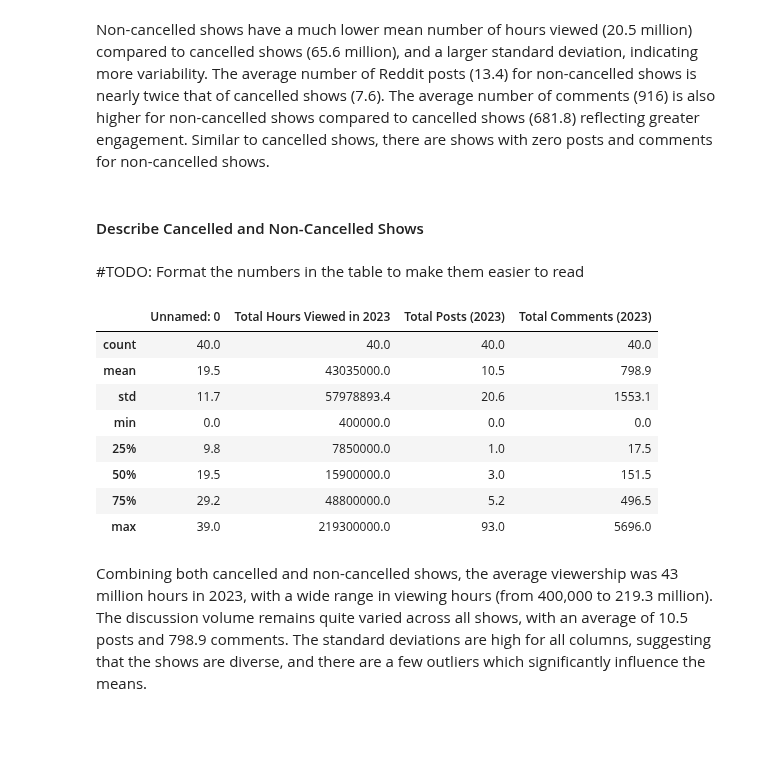
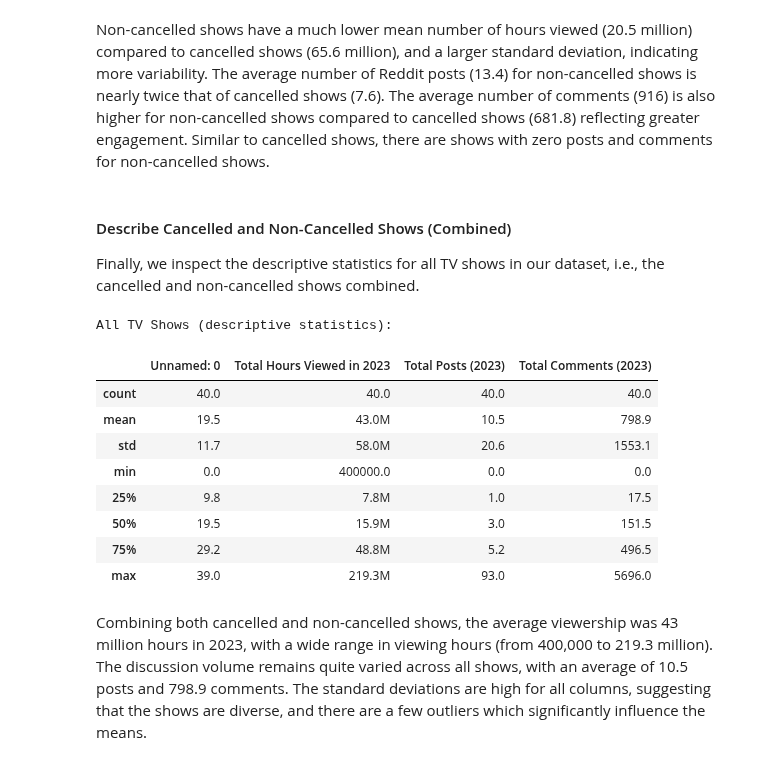
Before and after one commit to einavrobyncohen/DW64, a Jupyter notebook: notebooks/final_analysis.ipynb, the cells around one changed output. Drawn from its saved outputs; the diff is of its cells as text; code cells hidden in the pictures; blank space fills up the shorter version.

```diff
--- a/notebooks/final_analysis.ipynb
+++ b/notebooks/final_analysis.ipynb
@@ -106,21 +124,30 @@ non_cancelled_shows.describe().round(1)
 # %% [markdown]
 Non-cancelled shows have a much lower mean number of hours viewed (20.5 million) compared to cancelled shows (65.6 million), and a larger standard deviation, indicating more variability. The average number of Reddit posts (13.4) for non-cancelled shows is nearly twice that of cancelled shows (7.6). The average number of comments (916) is also higher for non-cancelled shows compared to cancelled shows (681.8) reflecting greater engagement. Similar to cancelled shows, there are shows with zero posts and comments for non-cancelled shows.
-# %% [markdown]
-#### Describe Cancelled and Non-Cancelled Shows
-# %% [markdown]
-#TODO: Format the numbers in the table to make them easier to read
-# %%
-aggregated_df.describe().round(1)
-# %% [output]
-|  | Unnamed: 0 | Total Hours Viewed in 2023 | Total Posts (2023) | Total Comments (2023) |
-| count | 40.0 | 40.0 | 40.0 | 40.0 |
-| mean | 19.5 | 43035000.0 | 10.5 | 798.9 |
-| std | 11.7 | 57978893.4 | 20.6 | 1553.1 |
-| min | 0.0 | 400000.0 | 0.0 | 0.0 |
-| 25% | 9.8 | 7850000.0 | 1.0 | 17.5 |
-| 50% | 19.5 | 15900000.0 | 3.0 | 151.5 |
-| 75% | 29.2 | 48800000.0 | 5.2 | 496.5 |
-| max | 39.0 | 219300000.0 | 93.0 | 5696.0 |
+# %% [markdown]
+#### Describe Cancelled and Non-Cancelled Shows (Combined)
+
+Finally, we inspect the descriptive statistics for all TV shows in our dataset, i.e., the cancelled and non-cancelled shows combined.
+# %%
+# Generate descriptive statistics
+desc_stats_combined = aggregated_df.describe()
+
+# Apply formatting for millions
+desc_stats_combined = desc_stats_combined.map(lambda x: f'{x/1e6:.1f}M' if x >= 1e6 else x)
+
+# Print descriptive statistics
+print('All TV Shows (descriptive statistics):')
+desc_stats_combined
+# %% [output]
+All TV Shows (descriptive statistics):
+|  | Unnamed: 0 | Total Hours Viewed in 2023 | Total Posts (2023) | Total Comments (2023) |
+| count | 40.0 | 40.0 | 40.0 | 40.0 |
+| mean | 19.5 | 43.0M | 10.5 | 798.9 |
+| std | 11.7 | 58.0M | 20.6 | 1553.1 |
+| min | 0.0 | 400000.0 | 0.0 | 0.0 |
+| 25% | 9.8 | 7.8M | 1.0 | 17.5 |
+| 50% | 19.5 | 15.9M | 3.0 | 151.5 |
+| 75% | 29.2 | 48.8M | 5.2 | 496.5 |
+| max | 39.0 | 219.3M | 93.0 | 5696.0 |
 # %% [markdown]
 Combining both cancelled and non-cancelled shows, the average viewership was 43 million hours in 2023, with a wide range in viewing hours (from 400,000 to 219.3 million). The discussion volume remains quite varied across all shows, with an average of 10.5 posts and 798.9 comments. The standard deviations are high for all columns, suggesting that the shows are diverse, and there are a few outliers which significantly influence the means.
 # %% [markdown]
```
Also changed, not shown: parts of 19 cells of this notebook.
